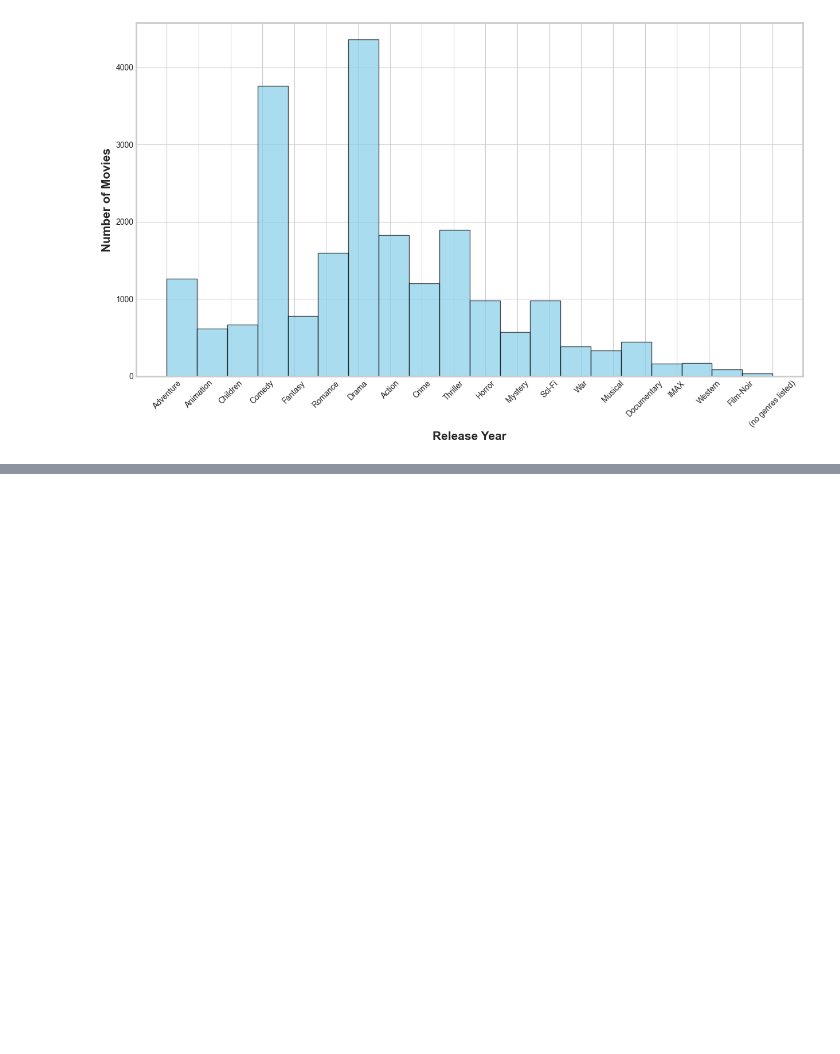
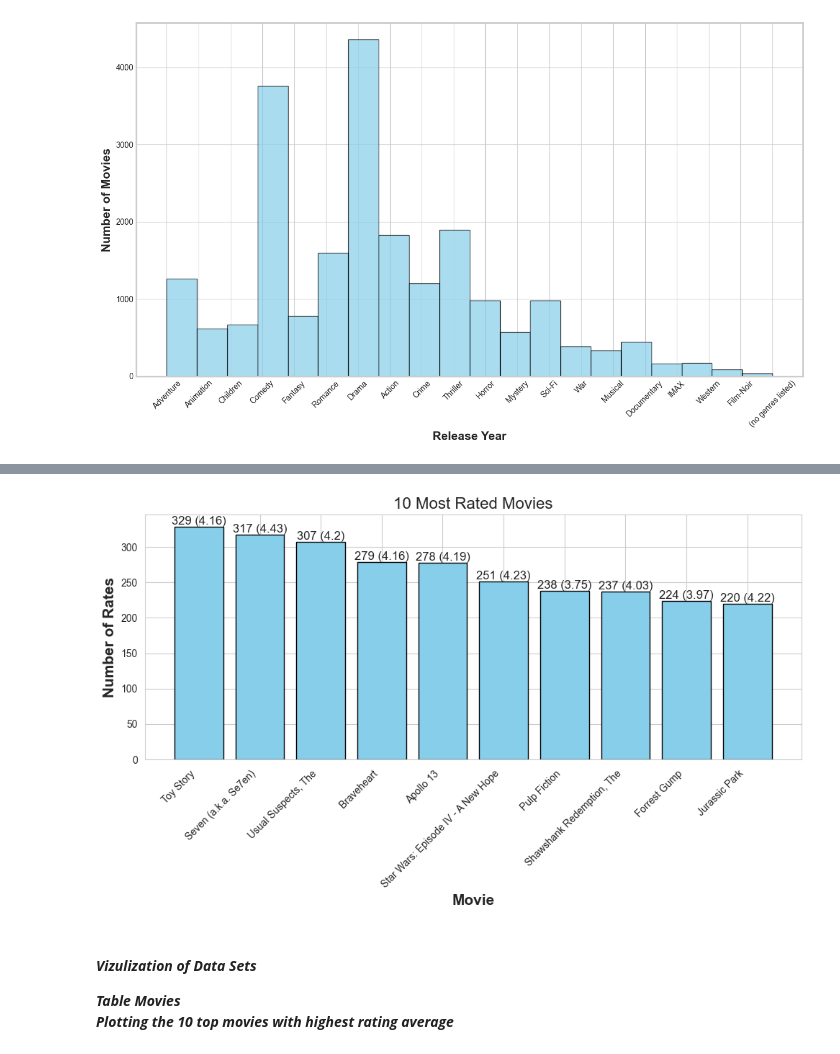
Before and after one commit to Shabnamdost/ds-capstone-recommendation, a Jupyter notebook: eda_hamid.ipynb, the cells around one changed output, grey strips where cells are left out. Cells and saved outputs as stored; diff of their text form; code cells hidden in the pictures; blank space fills up the shorter version.

```diff
--- a/eda_hamid.ipynb
+++ b/eda_hamid.ipynb
@@ -607,0 +543,15 @@ ValueError: columns overlap but no suffix specified: Index(['movieId'], dtype='o
+# %%
+# make a groupby and count method to list movies in terms of how many times rated.
+rating_per_movie = df_ml_32m_rating.groupby('movieId')['rating'].count()
+ave_rating_per_movie = df_ml_32m_rating.groupby('movieId')['rating'].mean()
+# %%
+# select the movies with number of rating over 200 times
+most_rated_movie=rating_per_movie.loc[rating_per_movie>200]
+ave_rate_movie=ave_rating_per_movie.loc[ave_rating_per_movie>3.5]
+
+# order the serie values decending
+most_rated_movie = most_rated_movie.sort_values(ascending=False)
+ave_rate_movie = ave_rate_movie.sort_values(ascending=False)
+# now get the index (movieId) so that later find the corresponding titles in the movie table.
+most_rated_movie_index = most_rated_movie.index
+ave_rate_movie_index = ave_rate_movie.index
@@ -607,0 +575,56 @@ ValueError: columns overlap but no suffix specified: Index(['movieId'], dtype='o
+# %%
+# here we get the titles from the movie table using the index of most rated movies.
+most_rated_movie_titles = df_ml_32m_movies[df_ml_32m_movies['movieId'].isin(most_rated_movie_index)]['title'].tolist()  #['title'][movieId == most_rated_movie_index]
+# %%
+import matplotlib.pyplot as plt
+import pandas as pd
+
+# Sample data
+# data = {
+#     'Fruits': ['Apples', 'Bananas', 'Cherries', 'Dates', 'Figs'],
+#     'Quantity': [25, 40, 15, 30, 10]
+# }
+# df = pd.DataFrame(data)
+
+# Plotting the bar chart
+plt.figure(figsize=(10, 6))  # Set figure size
+bars = plt.bar(most_rated_movie_titles[:10], most_rated_movie[:10], color='skyblue', edgecolor='black')
+
+# Add titles and labels
+plt.title('10 Most Rated Movies', fontsize=16)
+plt.xlabel('Movie', fontsize=15.0, fontweight = 'bold')
+plt.ylabel('Number of Rates', fontsize=15.0, fontweight = 'bold')
+
+# Add value labels on top of each bar
+i = 0
+for bar in bars:
+    plt.text(
+        bar.get_x() + bar.get_width() / 2,  # X position at center of bar
+        bar.get_height(),                   # Y position at bar height
+        f'{bar.get_height()} ({ave_rate_movie[most_rated_movie_index[i]].round(2)})',              # Text as bar height
+        ha='center',                        # Center alignment for X
+        va='bottom',                        # Bottom alignment for Y
+        fontsize=12                         # Font size for clarity
+    )
+    i+=1
+
+# Optional: Rotate x-axis labels if needed
+plt.xticks(rotation=45, ha='right')
+
+ax0.tick_params(axis='both', which = 'both', direction = 'in', width = 3, length = 6)
+
+
+ax0.spines['top'].set_linewidth(2)
+ax0.spines['right'].set_linewidth(2)
+ax0.spines['bottom'].set_linewidth(2)
+ax0.spines['left'].set_linewidth(2)
+
+# Display the chart
+plt.tight_layout()  # Adjust layout to fit all labels
+plt.show()
+# %% [output]
+[figure, added]
+# %% [markdown]
+#### ***Vizulization of Data Sets***
+***Table Movies***\
+***Plotting the 10 top movies with highest rating average***
```
Also changed, not shown: parts of 78 cells of this notebook, 1 other file.
